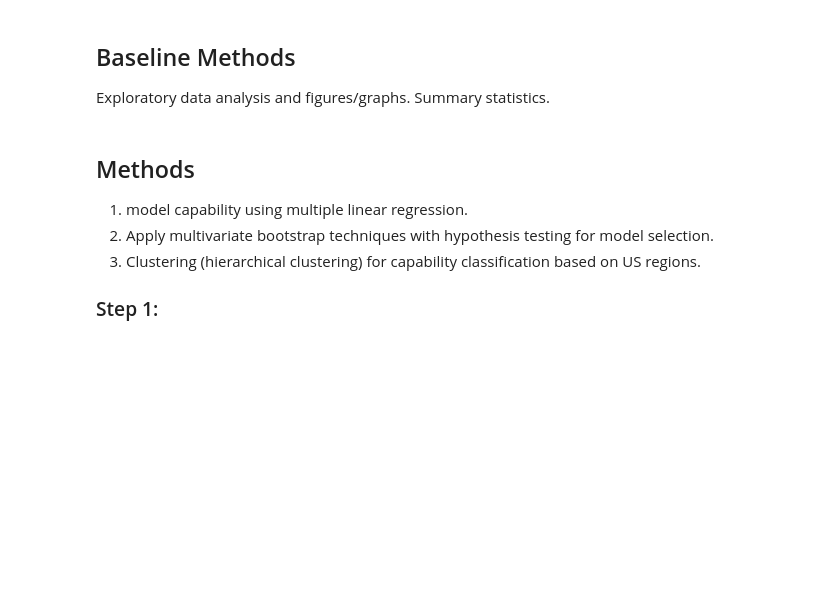
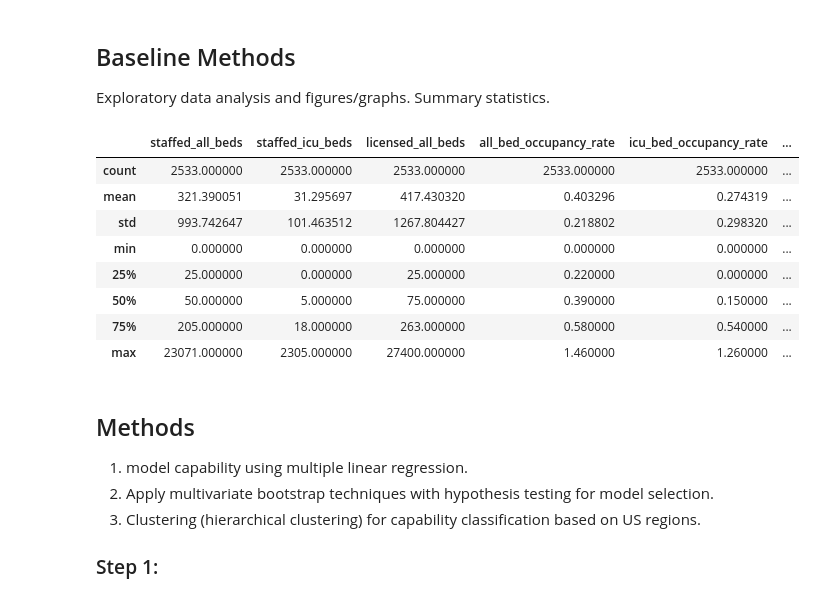
Before and after one commit to tiffttu/BINF_final, a Jupyter notebook: final_project.ipynb, the cells around one changed output. Cells and saved outputs as stored; diff of their text form; code cells hidden in the pictures; blank space fills up the shorter version.

```diff
--- a/final_project.ipynb
+++ b/final_project.ipynb
@@ -90,6 +90,18 @@ data_final
 ## Baseline Methods
 
 Exploratory data analysis and figures/graphs. Summary statistics.
+# %%
+data_final.describe()
+# %% [output]
+|  | staffed_all_beds | staffed_icu_beds | licensed_all_beds | all_bed_occupancy_rate | icu_bed_occupancy_rate | ... |
+| count | 2533.000000 | 2533.000000 | 2533.000000 | 2533.000000 | 2533.000000 | ... |
+| mean | 321.390051 | 31.295697 | 417.430320 | 0.403296 | 0.274319 | ... |
+| std | 993.742647 | 101.463512 | 1267.804427 | 0.218802 | 0.298320 | ... |
+| min | 0.000000 | 0.000000 | 0.000000 | 0.000000 | 0.000000 | ... |
+| 25% | 25.000000 | 0.000000 | 25.000000 | 0.220000 | 0.000000 | ... |
+| 50% | 50.000000 | 5.000000 | 75.000000 | 0.390000 | 0.150000 | ... |
+| 75% | 205.000000 | 18.000000 | 263.000000 | 0.580000 | 0.540000 | ... |
+| max | 23071.000000 | 2305.000000 | 27400.000000 | 1.460000 | 1.260000 | ... |
 # %% [markdown]
 ## Methods
 1. model capability using multiple linear regression.
```
Also changed, not shown: parts of 13 cells of this notebook.
